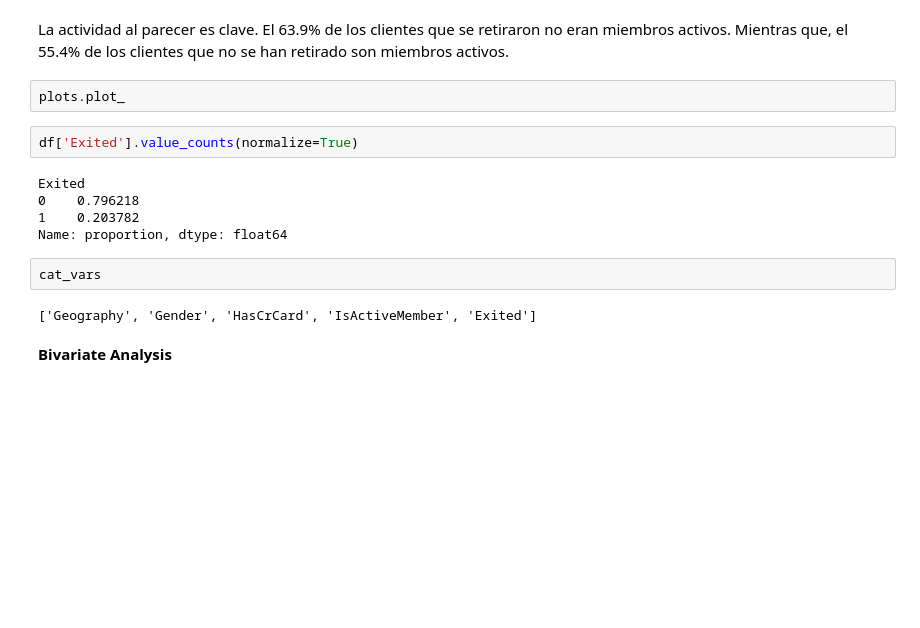
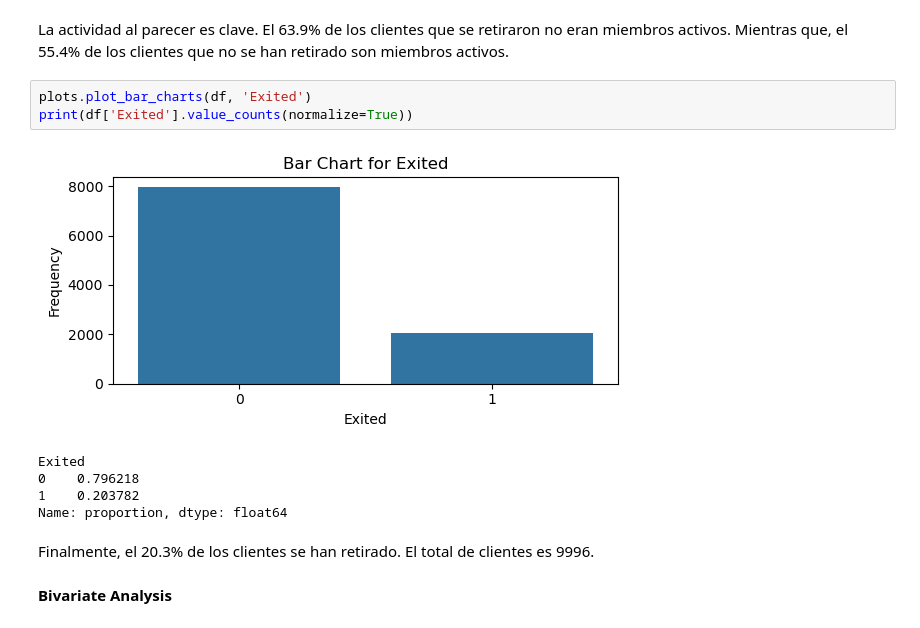
Before and after one commit to davexat/Customer_Churn_Predictor, a Jupyter notebook: notebooks/2.0_dsb_data_exploration.ipynb, the cells around one changed output. Saved outputs shown, nothing was run; the diff lists cells and outputs as text; blank space fills up the shorter version.

```diff
--- a/notebooks/2.0_dsb_data_exploration.ipynb
+++ b/notebooks/2.0_dsb_data_exploration.ipynb
@@ -375,18 +375,16 @@ Name: proportion, dtype: float64
 # %% [markdown]
 La actividad al parecer es clave. El 63.9% de los clientes que se retiraron no eran miembros activos. Mientras que, el 55.4% de los clientes que no se han retirado son miembros activos.
 # %%
-plots.plot_
+plots.plot_bar_charts(df, 'Exited')
+print(df['Exited'].value_counts(normalize=True))
+# %% [output]
+[figure, added]
+Exited
+0    0.796218
+1    0.203782
+Name: proportion, dtype: float64
-# %%
-df['Exited'].value_counts(normalize=True)
-# %% [output]
-Exited
-0    0.796218
-1    0.203782
-Name: proportion, dtype: float64
-# %%
-cat_vars
-# %% [output]
-['Geography', 'Gender', 'HasCrCard', 'IsActiveMember', 'Exited']
+# %% [markdown]
+Finalmente, el 20.3% de los clientes se han retirado. El total de clientes es 9996.
 # %% [markdown]
 **Bivariate Analysis**
 # %%
```
